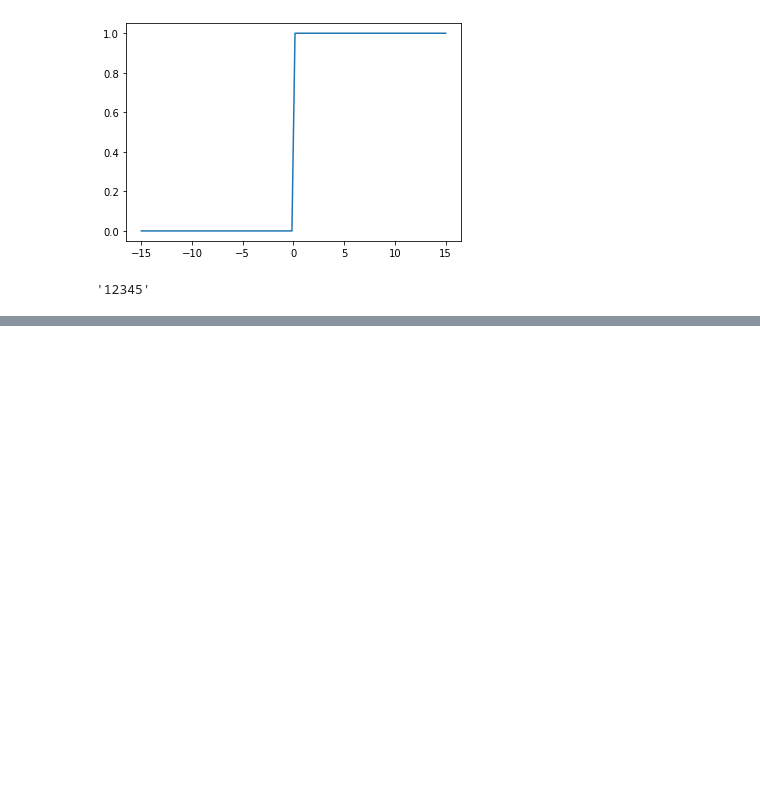
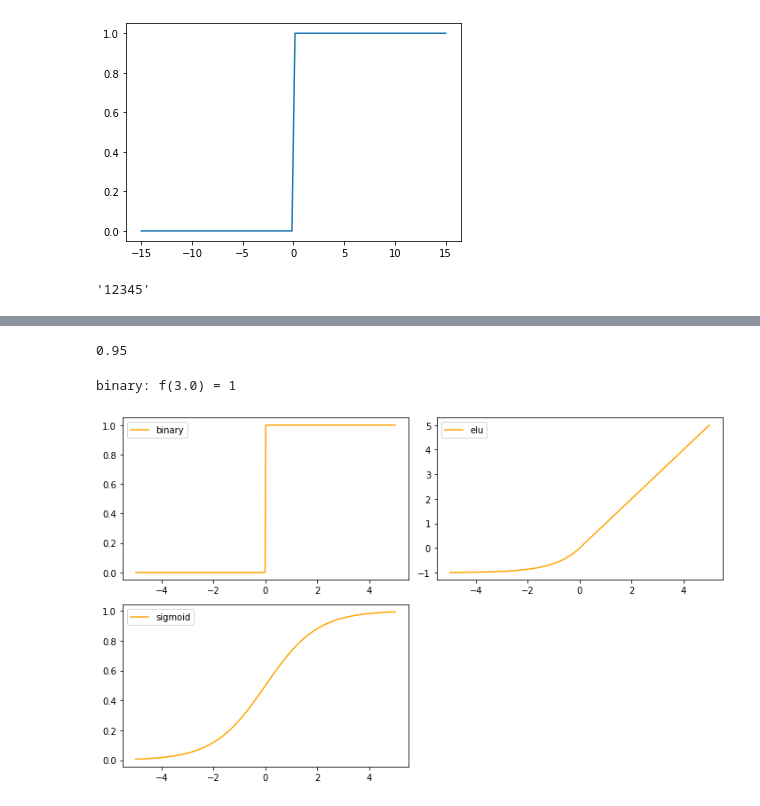
Before and after one commit to duongminhtuan1996/AIO2023, a Jupyter notebook: week1/sunday.ipynb, the cells around one changed output, grey strips where cells are left out. Saved outputs shown, nothing was run; the diff lists cells and outputs as text; code cells hidden in the pictures; blank space fills up the shorter version.

```diff
--- a/week1/sunday.ipynb
+++ b/week1/sunday.ipynb
@@ -55,0 +142,9 @@ def num_fib(n):
+# %%
+def calc_bin(x):
+    return np.where(x>=0, 1, 0)
+def calc_sig(x):
+    return 1/(1+np.exp(-x))
+
+def calc_elu(x):
+    alpha = 0.01
+    return np.where(x>0, x, alpha*(np.exp(x)-1))
@@ -55,0 +161,4 @@ def num_fib(n):
+# %%
+round(caclc_activation_func(3 ,act_name='sigmoid'), 2)
+# %% [output]
+0.95
@@ -55,0 +179,4 @@ def num_fib(n):
+# %%
+exercise3()
+# %% [output]
+binary: f(3.0) = 1
@@ -55,0 +186,26 @@ def num_fib(n):
+# %%
+x_binary = np.linspace(-15, 15, 400)
+x_sigmoid = np.linspace(-5, 5, 400)
+x_elu = np.linspace(-5, 5, 400)
+
+result_1 = calc_bin(x_binary)
+result_2 = calc_sig(x_sigmoid)
+result_3 = calc_elu(x_elu)
+
+fig, ax = plt.subplots(2, 2, figsize=(10, 6))
+
+ax[0, 0].plot(x_sigmoid, result_1, label='binary', color='orange')
+ax[0, 0].legend()
+
+ax[1, 0].plot(arr, result_2, label='sigmoid', color='orange')
+ax[1, 0].legend()
+
+ax[0, 1].plot(x_elu, result_3, label='elu',  color='orange')
+ax[0, 1].legend()
+
+fig.delaxes(ax[1,1])
+
+plt.tight_layout()
+plt.show()
+# %% [output]
+[figure, added]
```
Also changed, not shown: parts of 14 cells of this notebook.
